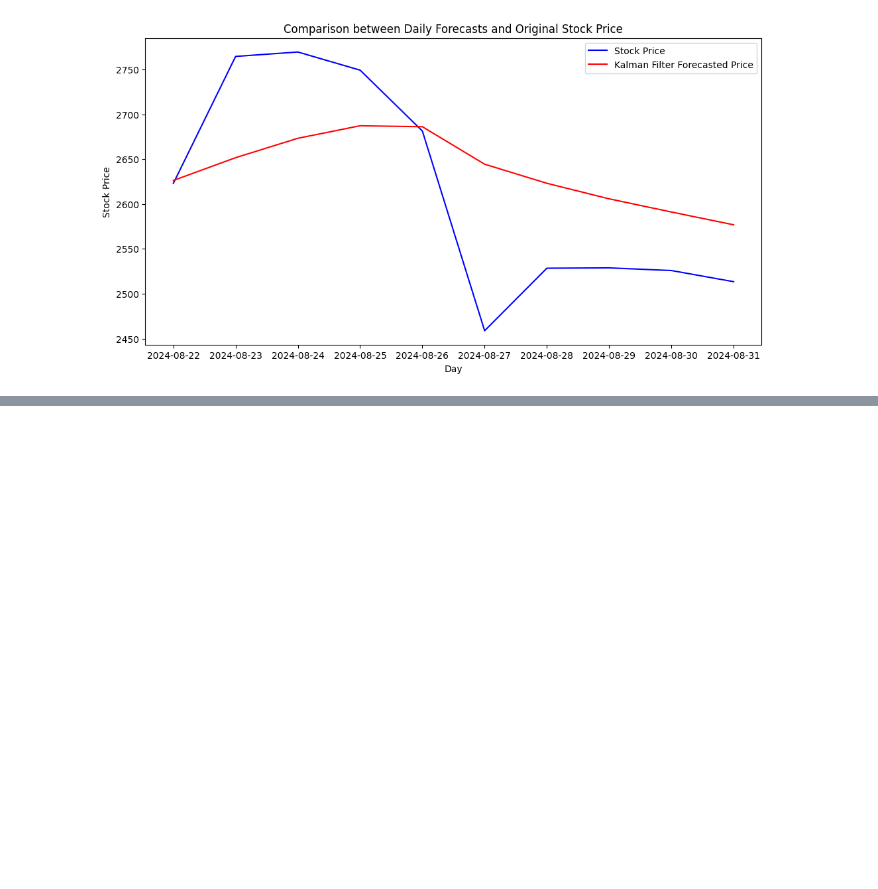
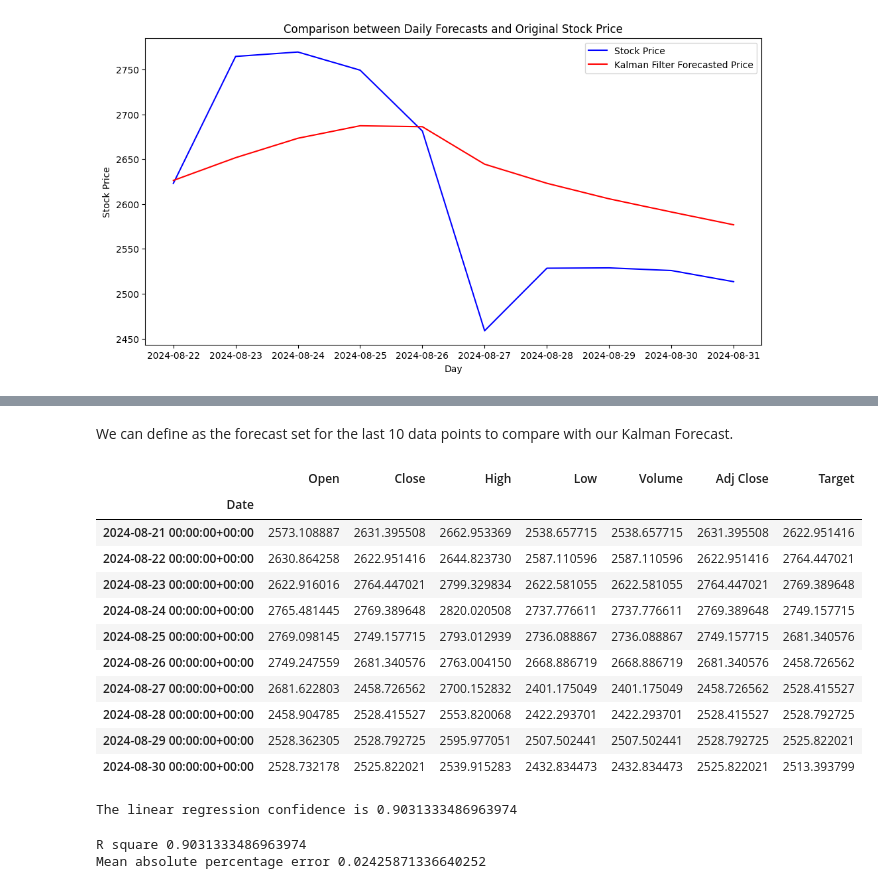
Before and after one commit to rakeshsharma14/WorldQuant-Capstone, a Jupyter notebook: MScFE_Capstone_Workbook_M4.ipynb, the cells around one changed output, grey strips where cells are left out. Saved outputs shown, nothing was run; the diff lists cells and outputs as text; code cells hidden in the pictures; blank space fills up the shorter version.

```diff
--- a/MScFE_Capstone_Workbook_M4.ipynb
+++ b/MScFE_Capstone_Workbook_M4.ipynb
@@ -456,0 +487,19 @@ plt.title('Comparison between Daily Forecasts and Original Stock Price');
+# %%
+btc_data = {'Open': data['Open']['BTC-USD'],
+            'Close': data['Close']['BTC-USD'],
+            'High': data['High']['BTC-USD'],
+            'Low': data['Low']['BTC-USD'],
+            'Volume': data['Low']['BTC-USD'],
+            'Adj Close': data['Adj Close']['BTC-USD']
+            }
+
+eth_data = {'Open': data['Open']['ETH-USD'],
+            'Close': data['Close']['ETH-USD'],
+            'High': data['High']['ETH-USD'],
+            'Low': data['Low']['ETH-USD'],
+            'Volume': data['Low']['ETH-USD'],
+            'Adj Close': data['Adj Close']['ETH-USD']
+            }
+
+btc_df = pd.DataFrame(btc_data, columns = ['Open', 'Close', 'High', 'Low', 'Volume', 'Adj Close'])
+eth_df = pd.DataFrame(eth_data, columns = ['Open', 'Close', 'High', 'Low', 'Volume', 'Adj Close'])
@@ -456,0 +538,2 @@ plt.title('Comparison between Daily Forecasts and Original Stock Price');
+# %% [markdown]
+We can define as the forecast set for the last 10 data points to compare with our Kalman Forecast.
@@ -456,0 +543,41 @@ plt.title('Comparison between Daily Forecasts and Original Stock Price');
+# %%
+forecast_set
+# %% [output]
+|  | Open | Close | High | Low | Volume | Adj Close | Target |
+| Date |  |  |  |  |  |  |  |
+| 2024-08-21 00:00:00+00:00 | 2573.108887 | 2631.395508 | 2662.953369 | 2538.657715 | 2538.657715 | 2631.395508 | 2622.951416 |
+| 2024-08-22 00:00:00+00:00 | 2630.864258 | 2622.951416 | 2644.823730 | 2587.110596 | 2587.110596 | 2622.951416 | 2764.447021 |
+| 2024-08-23 00:00:00+00:00 | 2622.916016 | 2764.447021 | 2799.329834 | 2622.581055 | 2622.581055 | 2764.447021 | 2769.389648 |
+| 2024-08-24 00:00:00+00:00 | 2765.481445 | 2769.389648 | 2820.020508 | 2737.776611 | 2737.776611 | 2769.389648 | 2749.157715 |
+| 2024-08-25 00:00:00+00:00 | 2769.098145 | 2749.157715 | 2793.012939 | 2736.088867 | 2736.088867 | 2749.157715 | 2681.340576 |
+| 2024-08-26 00:00:00+00:00 | 2749.247559 | 2681.340576 | 2763.004150 | 2668.886719 | 2668.886719 | 2681.340576 | 2458.726562 |
+| 2024-08-27 00:00:00+00:00 | 2681.622803 | 2458.726562 | 2700.152832 | 2401.175049 | 2401.175049 | 2458.726562 | 2528.415527 |
+| 2024-08-28 00:00:00+00:00 | 2458.904785 | 2528.415527 | 2553.820068 | 2422.293701 | 2422.293701 | 2528.415527 | 2528.792725 |
+| 2024-08-29 00:00:00+00:00 | 2528.362305 | 2528.792725 | 2595.977051 | 2507.502441 | 2507.502441 | 2528.792725 | 2525.822021 |
+| 2024-08-30 00:00:00+00:00 | 2528.732178 | 2525.822021 | 2539.915283 | 2432.834473 | 2432.834473 | 2525.822021 | 2513.393799 |
+# %%
+from sklearn.model_selection import train_test_split
+from sklearn.linear_model import LinearRegression
+
+X = training_set.drop('Target', axis=1)
+y = training_set['Target']
+
+X_train, X_test, y_train, y_test = train_test_split(X,y, test_size=0.2, random_state=42, shuffle=False)
+
+
+lr = LinearRegression(n_jobs=-1)
+lr.fit(X_train, y_train)
+
+score = lr.score(X_test, y_test)
+print('The linear regression confidence is {}'.format(score))
+# %% [output]
+The linear regression confidence is 0.9031333486963974
+# %%
+prediction = lr.predict(X_test)
+
+from sklearn.metrics import r2_score , mean_absolute_percentage_error
+print("R square {}".format(r2_score(y_test, prediction)))
+print("Mean absolute percentage error {}".format(mean_absolute_percentage_error(y_test, prediction)))
+# %% [output]
+R square 0.9031333486963974
+Mean absolute percentage error 0.02425871336640252
```
Also changed, not shown: parts of 17 cells of this notebook.
